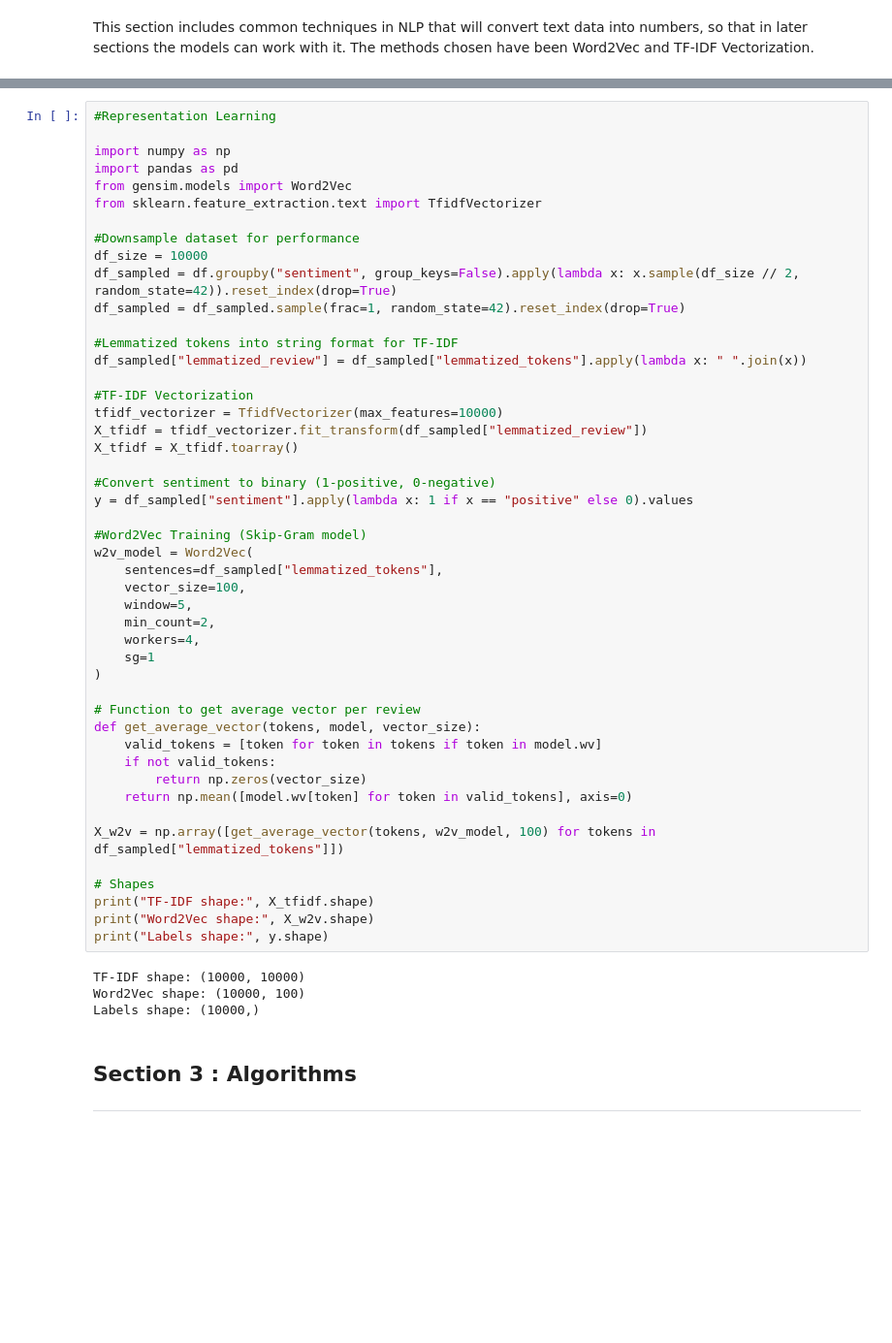
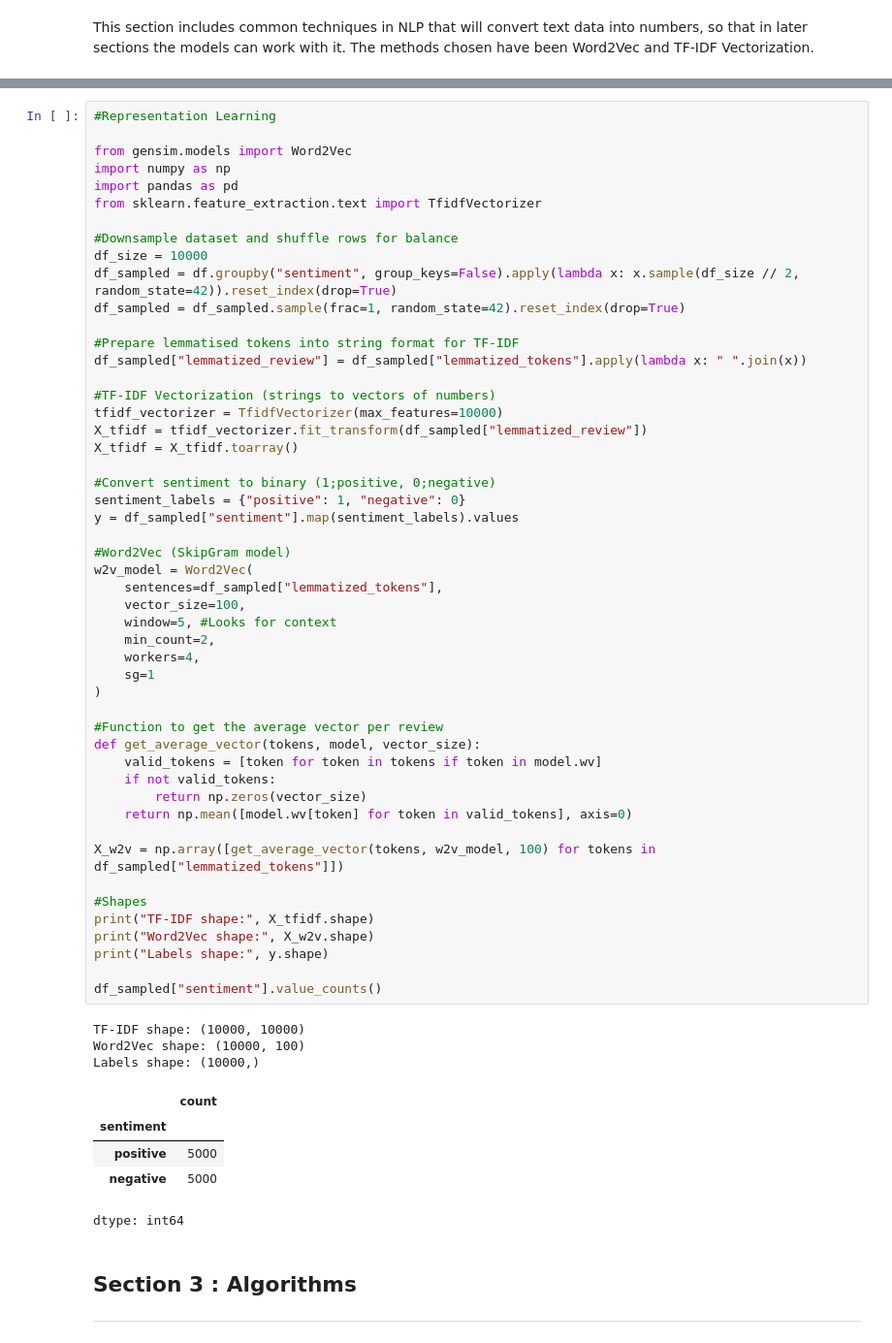
Before and after one commit to aidaovalle/CMM307-AidaOvalle-July2025, a Jupyter notebook: CMM307_AidaOvalle_July.ipynb, the cells around one changed output, grey strips where cells are left out. Shown at 97% size. Drawn from its saved outputs; the diff is of its cells as text; blank space fills up the shorter version.

```diff
--- a/CMM307_AidaOvalle_July.ipynb
+++ b/CMM307_AidaOvalle_July.ipynb
@@ -194,54 +199,62 @@ TF-IDF (Term Frequency - Inverse Document Frequency).
 # %%
 #Representation Learning
 
+from gensim.models import Word2Vec
 import numpy as np
 import pandas as pd
-from gensim.models import Word2Vec
 from sklearn.feature_extraction.text import TfidfVectorizer
 
-#Downsample dataset for performance
+#Downsample dataset and shuffle rows for balance
 df_size = 10000
 df_sampled = df.groupby("sentiment", group_keys=False).apply(lambda x: x.sample(df_size // 2, random_state=42)).reset_index(drop=True)
 df_sampled = df_sampled.sample(frac=1, random_state=42).reset_index(drop=True)
 
-#Lemmatized tokens into string format for TF-IDF
+#Prepare lemmatised tokens into string format for TF-IDF
 df_sampled["lemmatized_review"] = df_sampled["lemmatized_tokens"].apply(lambda x: " ".join(x))
 
-#TF-IDF Vectorization
+#TF-IDF Vectorization (strings to vectors of numbers)
 tfidf_vectorizer = TfidfVectorizer(max_features=10000)
 X_tfidf = tfidf_vectorizer.fit_transform(df_sampled["lemmatized_review"])
 X_tfidf = X_tfidf.toarray()
 
-#Convert sentiment to binary (1-positive, 0-negative)
-y = df_sampled["sentiment"].apply(lambda x: 1 if x == "positive" else 0).values
+#Convert sentiment to binary (1;positive, 0;negative)
+sentiment_labels = {"positive": 1, "negative": 0}
+y = df_sampled["sentiment"].map(sentiment_labels).values
 
-#Word2Vec Training (Skip-Gram model)
+#Word2Vec (SkipGram model)
 w2v_model = Word2Vec(
     sentences=df_sampled["lemmatized_tokens"],
     vector_size=100,
-    window=5,
+    window=5, #Looks for context
     min_count=2,
     workers=4,
     sg=1
 )
 
-# Function to get average vector per review
+#Function to get the average vector per review
 def get_average_vector(tokens, model, vector_size):
     valid_tokens = [token for token in tokens if token in model.wv]
     if not valid_tokens:
         return np.zeros(vector_size)
     return np.mean([model.wv[token] for token in valid_tokens], axis=0)
 
 X_w2v = np.array([get_average_vector(tokens, w2v_model, 100) for tokens in df_sampled["lemmatized_tokens"]])
 
-# Shapes
+#Shapes
 print("TF-IDF shape:", X_tfidf.shape)
 print("Word2Vec shape:", X_w2v.shape)
 print("Labels shape:", y.shape)
+
+df_sampled["sentiment"].value_counts()
 # %% [output]
 TF-IDF shape: (10000, 10000)
 Word2Vec shape: (10000, 100)
 Labels shape: (10000,)
+|  | count |
+| sentiment |  |
+| positive | 5000 |
+| negative | 5000 |
+dtype: int64
 # %% [markdown]
 ## **Section 3 : Algorithms**
 
```
Also changed, not shown: parts of 6 cells of this notebook.
